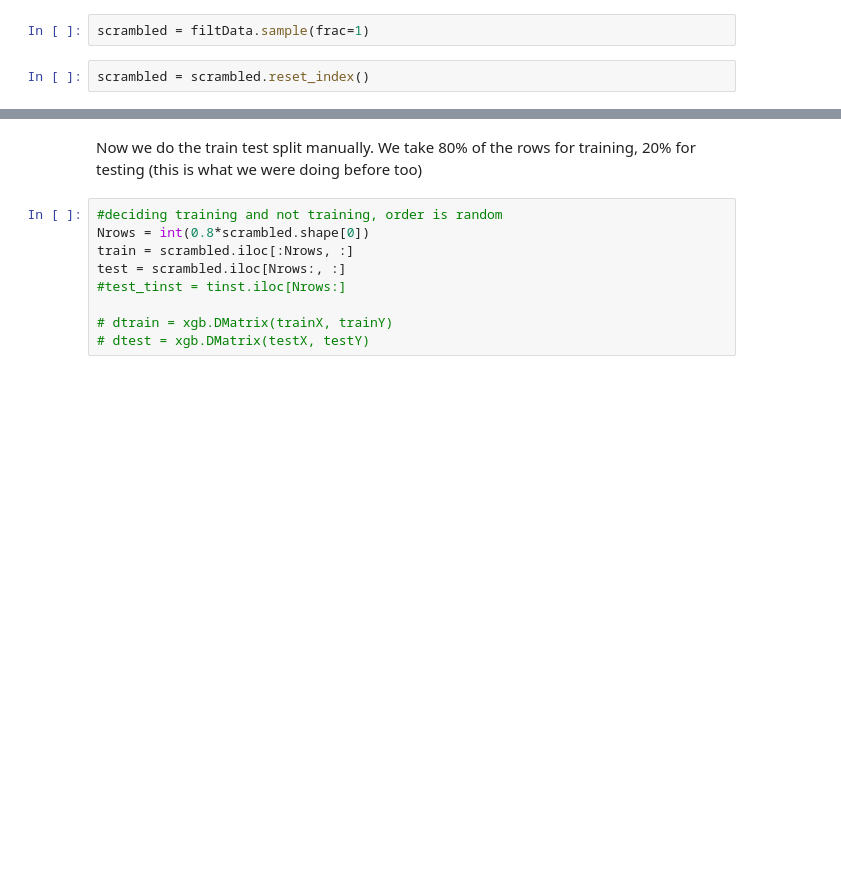
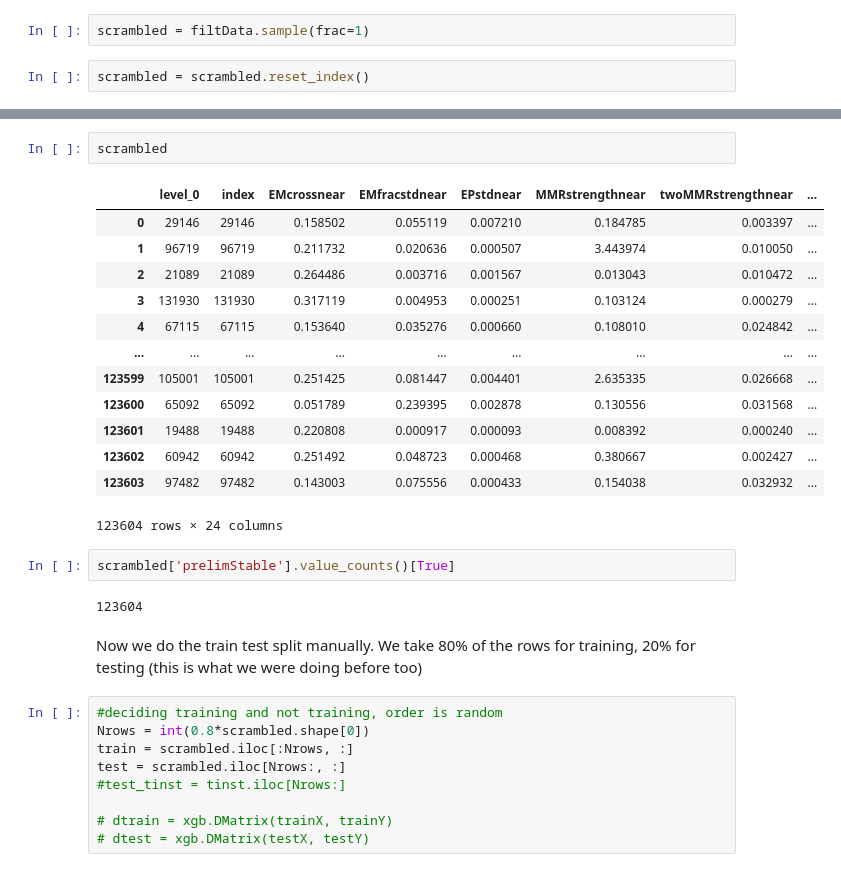
Before and after one commit to Ethadhani/SPOCKalt, a Jupyter notebook: spockTrain/threeTrios5thOrder.ipynb, the cells around one changed output, grey strips where cells are left out. Saved outputs shown, nothing was run; the diff lists cells and outputs as text; blank space fills up the shorter version.

```diff
--- a/spockTrain/threeTrios5thOrder.ipynb
+++ b/spockTrain/threeTrios5thOrder.ipynb
@@ -101,4 +101,24 @@ scrambled
 123604 rows × 24 columns
+# %%
+scrambled
+# %% [output]
+|  | level_0 | index | EMcrossnear | EMfracstdnear | EPstdnear | MMRstrengthnear | twoMMRstrengthnear | ... |
+| 0 | 29146 | 29146 | 0.158502 | 0.055119 | 0.007210 | 0.184785 | 0.003397 | ... |
+| 1 | 96719 | 96719 | 0.211732 | 0.020636 | 0.000507 | 3.443974 | 0.010050 | ... |
+| 2 | 21089 | 21089 | 0.264486 | 0.003716 | 0.001567 | 0.013043 | 0.010472 | ... |
+| 3 | 131930 | 131930 | 0.317119 | 0.004953 | 0.000251 | 0.103124 | 0.000279 | ... |
+| 4 | 67115 | 67115 | 0.153640 | 0.035276 | 0.000660 | 0.108010 | 0.024842 | ... |
+| ... | ... | ... | ... | ... | ... | ... | ... | ... |
+| 123599 | 105001 | 105001 | 0.251425 | 0.081447 | 0.004401 | 2.635335 | 0.026668 | ... |
+| 123600 | 65092 | 65092 | 0.051789 | 0.239395 | 0.002878 | 0.130556 | 0.031568 | ... |
+| 123601 | 19488 | 19488 | 0.220808 | 0.000917 | 0.000093 | 0.008392 | 0.000240 | ... |
+| 123602 | 60942 | 60942 | 0.251492 | 0.048723 | 0.000468 | 0.380667 | 0.002427 | ... |
+| 123603 | 97482 | 97482 | 0.143003 | 0.075556 | 0.000433 | 0.154038 | 0.032932 | ... |
+123604 rows × 24 columns
+# %%
+scrambled['prelimStable'].value_counts()[True]
+# %% [output]
+123604
 # %% [markdown]
 Now we do the train test split manually. We take 80\% of the rows for training, 20\% for testing (this is what we were doing before too)
 # %%
```
Also changed, not shown: parts of 4 cells of this notebook, 27 other files.
